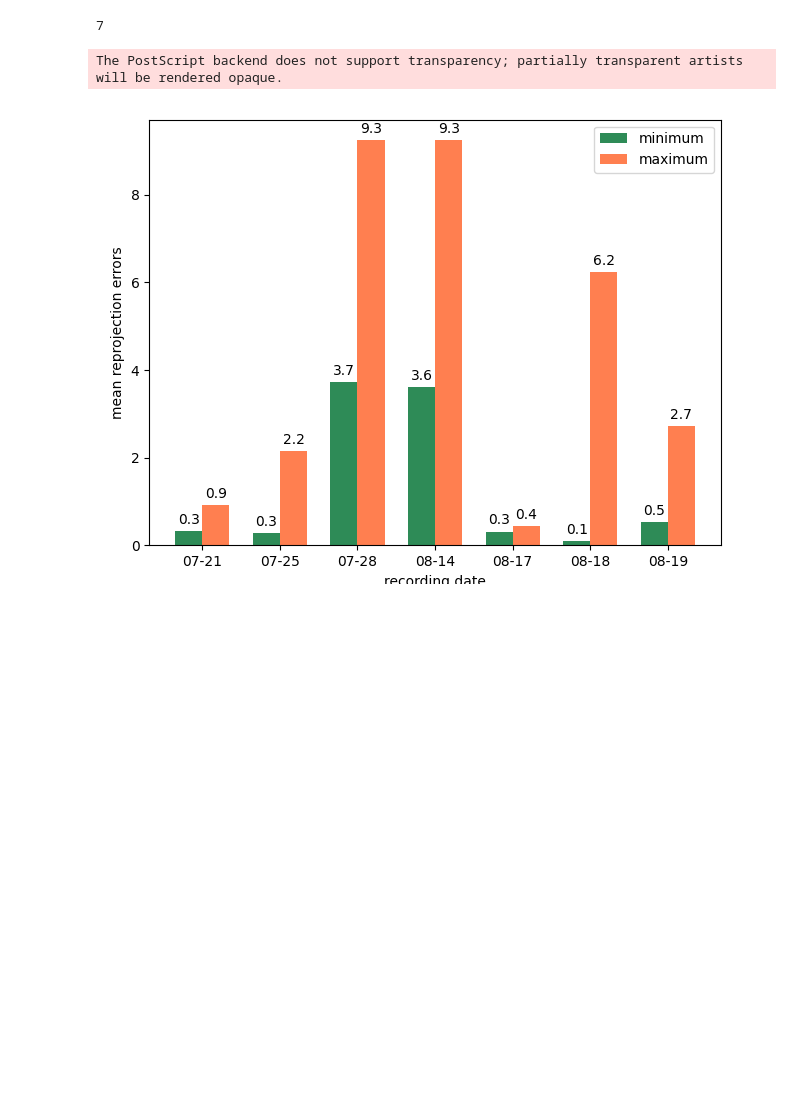
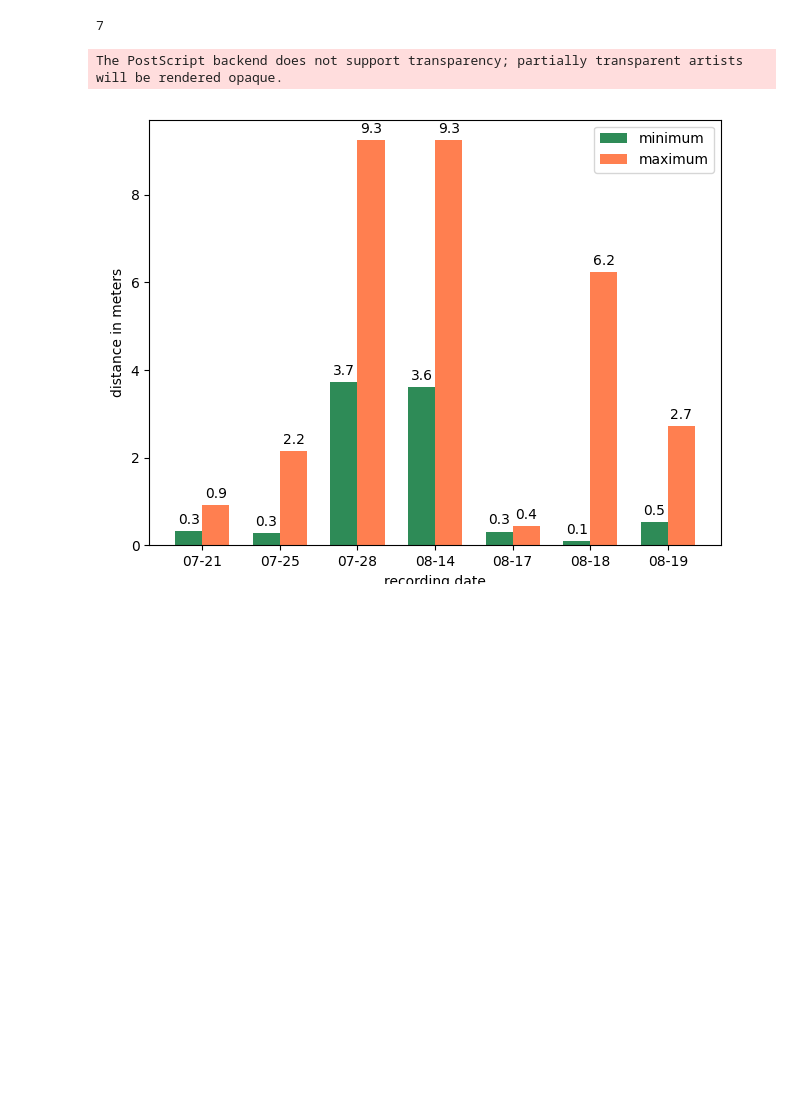
Before and after one commit to ushichka/dmcp, a Jupyter notebook: notebooks/analyze_ushichka_exp.ipynb, the cells around one changed output. Saved outputs shown, nothing was run; the diff lists cells and outputs as text; code cells hidden in the pictures.

```diff
--- a/notebooks/analyze_ushichka_exp.ipynb
+++ b/notebooks/analyze_ushichka_exp.ipynb
@@ -85,33 +85,33 @@ mean_max_dists = []
 for scene in transformed_scenes:
     min_dist = [np.mean(min(dists(camera))) for camera in scene]
     mean_min_dists.append(np.mean(min_dist))
     max_dist = [np.mean(max(dists(camera))) for camera in scene]
     mean_max_dists.append(np.mean(max_dist))
 
 x = np.arange(len(scene_names))  # the label locations
 width = 0.35  # the width of the bars
 
 plt.figure()
 fig, ax = plt.subplots()
 rects1 = ax.bar(x - width/2, mean_min_dists, width, label='minimum',color="seagreen")
 rects2 = ax.bar(x + width/2, mean_max_dists, width, label='maximum',color="coral")
 
 ax.set_ylabel('distance in meters')
 #ax.set_title('m')
 ax.set_xticks(x, scene_names)
 ax.legend()
 
 ax.bar_label(rects1,np.round(mean_min_dists,1), padding=3)
 ax.bar_label(rects2, np.round(mean_max_dists,1) ,padding=3)
 
 fig.tight_layout()
 
-plt.ylabel("mean reprojection errors")
+#plt.ylabel("mean reprojection errors in px")
 plt.xlabel("recording date")
 #plt.savefig("/home/julian/Downloads/ushichka_experiment_camera_distances.eps")
 
 plt.show()
 # %% [output]
 The PostScript backend does not support transparency; partially transparent artists will be rendered opaque.
-[figure, old version]
+[figure, new version]
 [figure]
```
Also changed, not shown: parts of 1 cell of this notebook, 2 other files.
